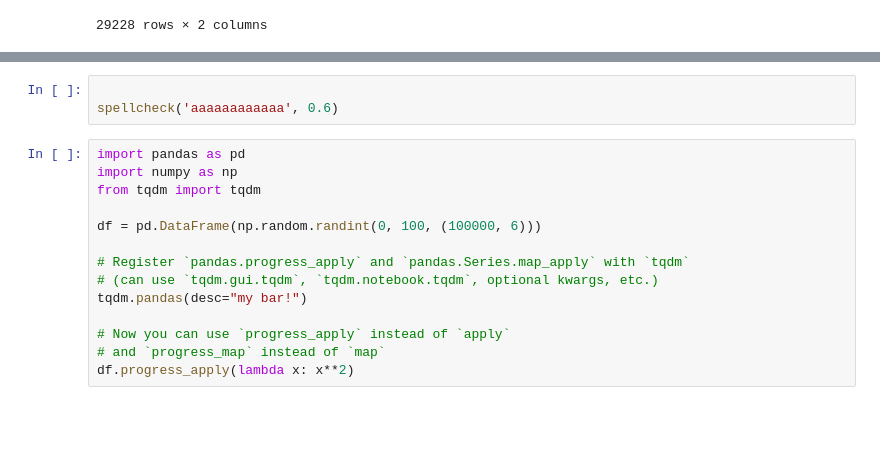
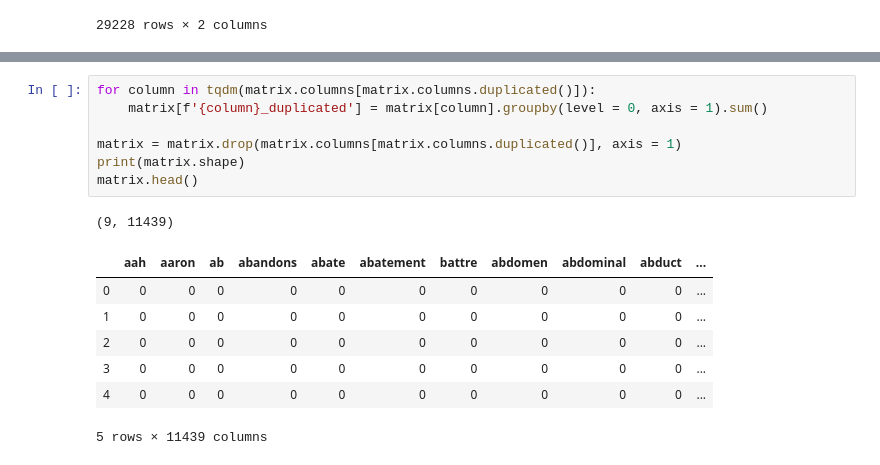
Before and after one commit to mrugeles/Disaster-Response-Pipeline, a Jupyter notebook: test.ipynb, the cells around one changed output, grey strips where cells are left out. Drawn from its saved outputs; the diff is of its cells as text; blank space fills up the shorter version.

```diff
--- a/test.ipynb
+++ b/test.ipynb
@@ -137,17 +124,16 @@ matrix
-# %%
-
-spellcheck('aaaaaaaaaaaa', 0.6)
-# %%
-import pandas as pd
-import numpy as np
-from tqdm import tqdm
-
-df = pd.DataFrame(np.random.randint(0, 100, (100000, 6)))
-
-# Register `pandas.progress_apply` and `pandas.Series.map_apply` with `tqdm`
-# (can use `tqdm.gui.tqdm`, `tqdm.notebook.tqdm`, optional kwargs, etc.)
-tqdm.pandas(desc="my bar!")
-
-# Now you can use `progress_apply` instead of `apply`
-# and `progress_map` instead of `map`
-df.progress_apply(lambda x: x**2)
+# %%
+for column in tqdm(matrix.columns[matrix.columns.duplicated()]):
+    matrix[f'{column}_duplicated'] = matrix[column].groupby(level = 0, axis = 1).sum()
+
+matrix = matrix.drop(matrix.columns[matrix.columns.duplicated()], axis = 1)
+print(matrix.shape)
+matrix.head()
+# %% [output]
+(9, 11439)
+|  | aah | aaron | ab | abandons | abate | abatement | battre | abdomen | abdominal | abduct | ... |
+| 0 | 0 | 0 | 0 | 0 | 0 | 0 | 0 | 0 | 0 | 0 | ... |
+| 1 | 0 | 0 | 0 | 0 | 0 | 0 | 0 | 0 | 0 | 0 | ... |
+| 2 | 0 | 0 | 0 | 0 | 0 | 0 | 0 | 0 | 0 | 0 | ... |
+| 3 | 0 | 0 | 0 | 0 | 0 | 0 | 0 | 0 | 0 | 0 | ... |
+| 4 | 0 | 0 | 0 | 0 | 0 | 0 | 0 | 0 | 0 | 0 | ... |
+5 rows × 11439 columns
```
Also changed, not shown: parts of 13 cells of this notebook, 6 other files.
